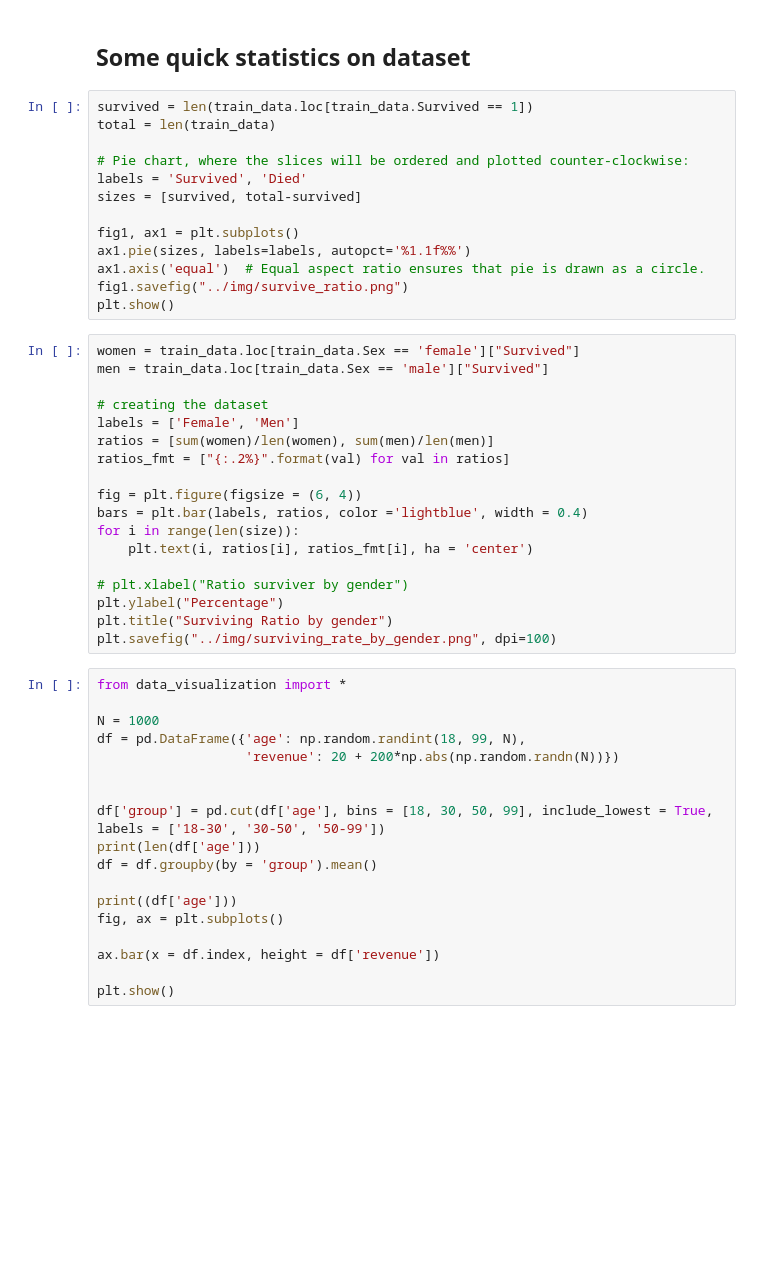
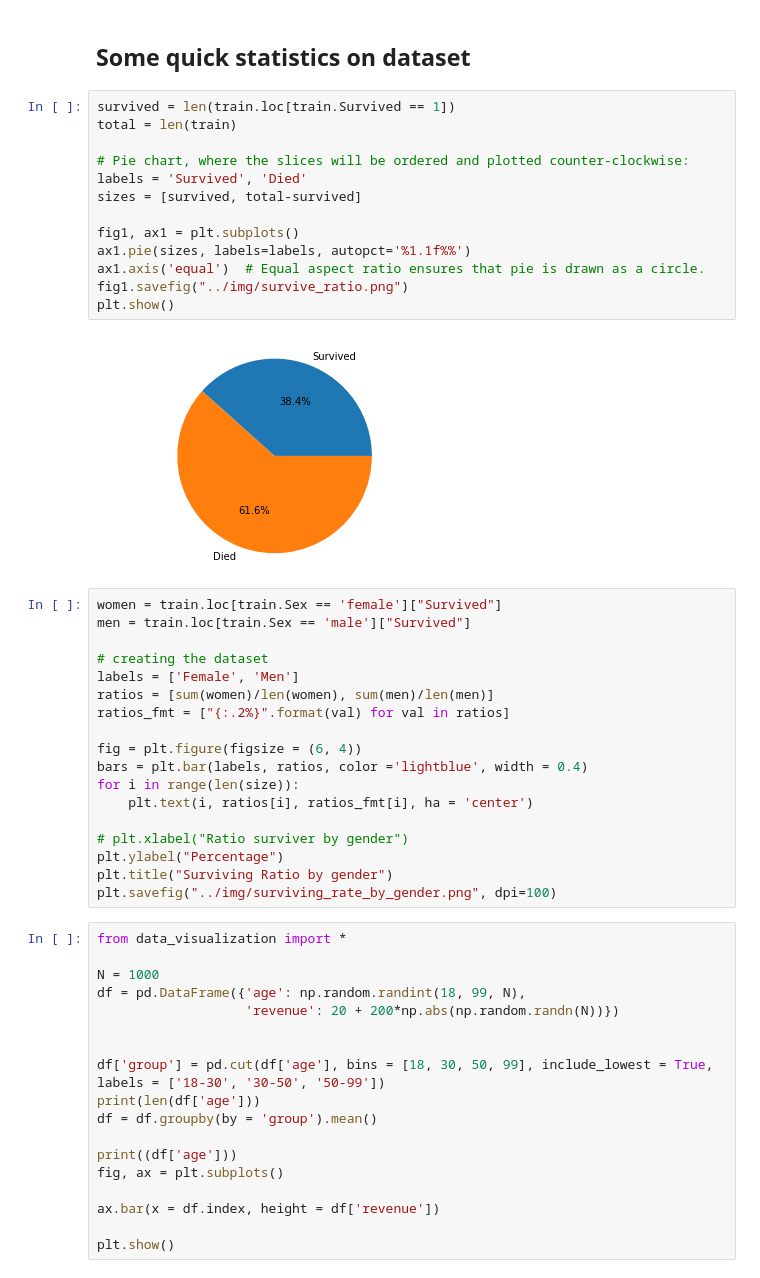
Before and after one commit to seitsorra/CPS803_Project, a Jupyter notebook: src/main.ipynb, the cells around one changed output. Saved outputs shown, nothing was run; the diff lists cells and outputs as text; blank space fills up the shorter version.

```diff
--- a/src/main.ipynb
+++ b/src/main.ipynb
@@ -23,21 +25,23 @@ test_data.head()
 # %% [markdown]
 ## Some quick statistics on dataset
 # %%
-survived = len(train_data.loc[train_data.Survived == 1])
-total = len(train_data)
+survived = len(train.loc[train.Survived == 1])
+total = len(train)
 
 # Pie chart, where the slices will be ordered and plotted counter-clockwise:
 labels = 'Survived', 'Died'
 sizes = [survived, total-survived]
 
 fig1, ax1 = plt.subplots()
 ax1.pie(sizes, labels=labels, autopct='%1.1f%%')
 ax1.axis('equal')  # Equal aspect ratio ensures that pie is drawn as a circle.
 fig1.savefig("../img/survive_ratio.png")
 plt.show()
+# %% [output]
+[figure, added]
 # %%
-women = train_data.loc[train_data.Sex == 'female']["Survived"]
-men = train_data.loc[train_data.Sex == 'male']["Survived"]
+women = train.loc[train.Sex == 'female']["Survived"]
+men = train.loc[train.Sex == 'male']["Survived"]
 
 # creating the dataset
 labels = ['Female', 'Men']
```
Also changed, not shown: parts of 6 cells of this notebook, 5 other files.
